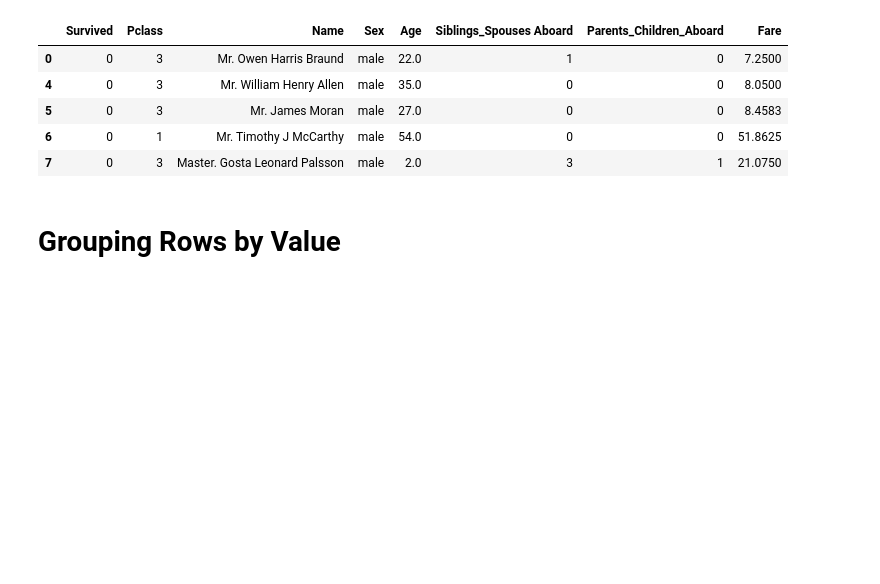
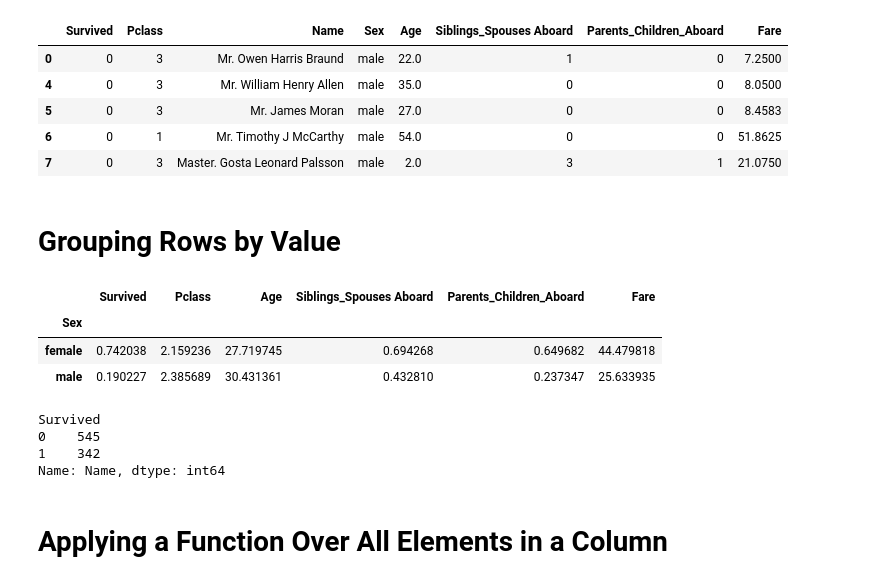
Before and after one commit to oscarm524/Python_Programming_for_Data_Science, a Jupyter notebook: Data_Wrangling/Data_Wrangling.ipynb, the cells around one changed output. Cells and saved outputs as stored; diff of their text form; code cells hidden in the pictures; blank space fills up the shorter version.

```diff
--- a/Data_Wrangling/Data_Wrangling.ipynb
+++ b/Data_Wrangling/Data_Wrangling.ipynb
@@ -232,3 +232,21 @@ titanic[titanic['Sex'] != 'female'].head()
 | 7 | 0 | 3 | Master. Gosta Leonard Palsson | male | 2.0 | 3 | 1 | 21.0750 |
 # %% [markdown]
 # Grouping Rows by Value
+# %%
+## Grouping rows by Sex and compute the mean of each group
+titanic.groupby('Sex').mean()
+# %% [output]
+|  | Survived | Pclass | Age | Siblings_Spouses Aboard | Parents_Children_Aboard | Fare |
+| Sex |  |  |  |  |  |  |
+| female | 0.742038 | 2.159236 | 27.719745 | 0.694268 | 0.649682 | 44.479818 |
+| male | 0.190227 | 2.385689 | 30.431361 | 0.432810 | 0.237347 | 25.633935 |
+# %%
+## Grouping rows based on Survived status, and count the rows
+titanic.groupby('Survived')['Name'].count()
+# %% [output]
+Survived
+0    545
+1    342
+Name: Name, dtype: int64
+# %% [markdown]
+# Applying a Function Over All Elements in a Column
```
Also changed, not shown: parts of 3 cells of this notebook.
